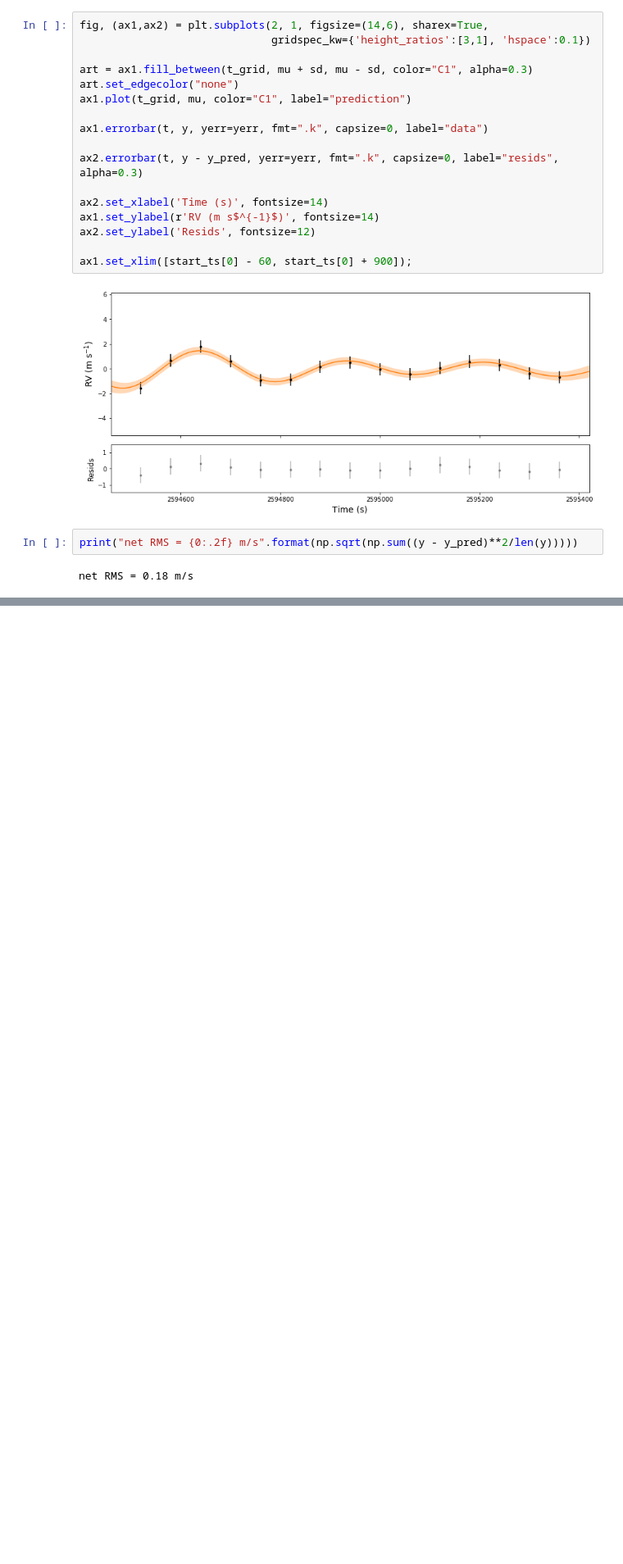
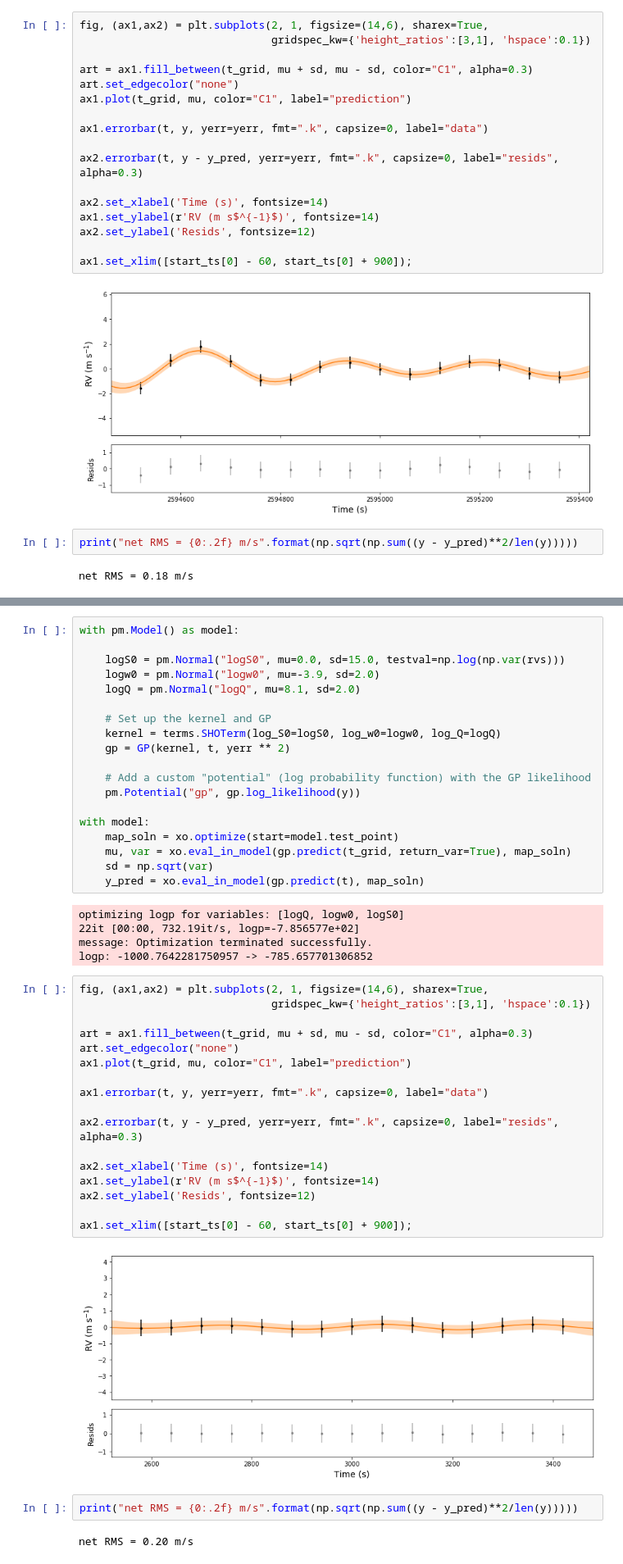
Before and after one commit to megbedell/pmodes, a Jupyter notebook: experiments/03-realistic-observing.ipynb, the cells around one changed output, grey strips where cells are left out. Shown at 82% size. Drawn from its saved outputs; the diff is of its cells as text; blank space fills up the shorter version.

```diff
--- a/experiments/03-realistic-observing.ipynb
+++ b/experiments/03-realistic-observing.ipynb
@@ -103,0 +131,47 @@ net RMS = 0.18 m/s
+# %%
+with pm.Model() as model:
+
+    logS0 = pm.Normal("logS0", mu=0.0, sd=15.0, testval=np.log(np.var(rvs)))
+    logw0 = pm.Normal("logw0", mu=-3.9, sd=2.0)
+    logQ = pm.Normal("logQ", mu=8.1, sd=2.0)
+
+    # Set up the kernel and GP
+    kernel = terms.SHOTerm(log_S0=logS0, log_w0=logw0, log_Q=logQ)
+    gp = GP(kernel, t, yerr ** 2)
+
+    # Add a custom "potential" (log probability function) with the GP likelihood
+    pm.Potential("gp", gp.log_likelihood(y))
+
+with model:
+    map_soln = xo.optimize(start=model.test_point)
+    mu, var = xo.eval_in_model(gp.predict(t_grid, return_var=True), map_soln)
+    sd = np.sqrt(var)
+    y_pred = xo.eval_in_model(gp.predict(t), map_soln)
+# %% [output]
+optimizing logp for variables: [logQ, logw0, logS0]
+22it [00:00, 732.19it/s, logp=-7.856577e+02]
+message: Optimization terminated successfully.
+logp: -1000.7642281750957 -> -785.657701306852
+# %%
+fig, (ax1,ax2) = plt.subplots(2, 1, figsize=(14,6), sharex=True,
+                              gridspec_kw={'height_ratios':[3,1], 'hspace':0.1})
+
+art = ax1.fill_between(t_grid, mu + sd, mu - sd, color="C1", alpha=0.3)
+art.set_edgecolor("none")
+ax1.plot(t_grid, mu, color="C1", label="prediction")
+
+ax1.errorbar(t, y, yerr=yerr, fmt=".k", capsize=0, label="data")
+
+ax2.errorbar(t, y - y_pred, yerr=yerr, fmt=".k", capsize=0, label="resids", alpha=0.3)
+
+ax2.set_xlabel('Time (s)', fontsize=14)
+ax1.set_ylabel(r'RV (m s$^{-1}$)', fontsize=14)
+ax2.set_ylabel('Resids', fontsize=12)
+
+ax1.set_xlim([start_ts[0] - 60, start_ts[0] + 900]);
+# %% [output]
+[figure, added]
+# %%
+print("net RMS = {0:.2f} m/s".format(np.sqrt(np.sum((y - y_pred)**2/len(y)))))
+# %% [output]
+net RMS = 0.20 m/s
```
Also changed, not shown: parts of 7 cells of this notebook.
